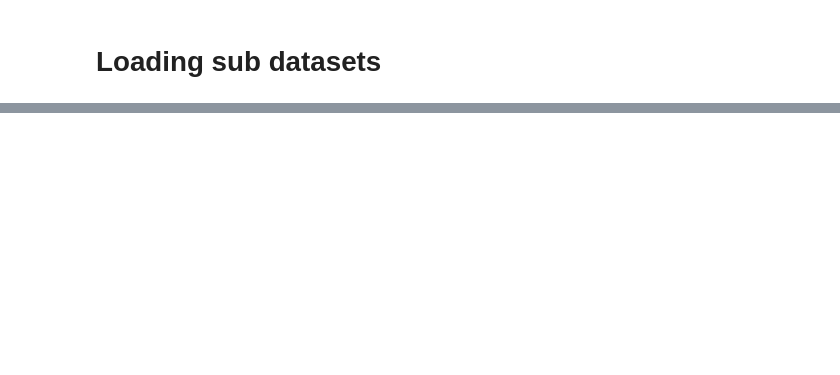
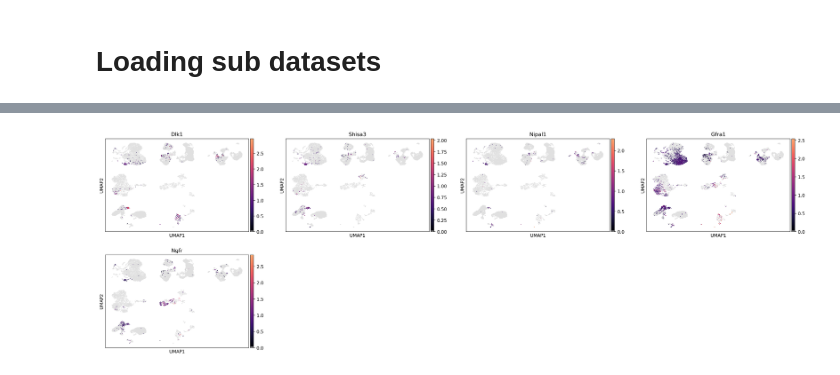
Before and after one commit to alexmascension/kranocyte-analysis, a Jupyter notebook: 2_Heroku_dataset_preparation.ipynb, the cells around one changed output, grey strips where cells are left out. Drawn from its saved outputs; the diff is of its cells as text; code cells hidden in the pictures; blank space fills up the shorter version.

```diff
--- a/2_Heroku_dataset_preparation.ipynb
+++ b/2_Heroku_dataset_preparation.ipynb
@@ -133,2 +159,6 @@ sc.pl.umap(adata_joined_sub, color=['krano_type', 'condition', 'dataset',])
+# %%
+sc.pl.umap(adata_joined_sub, color=['Dlk1', 'Shisa3', 'Nipal1', 'Gfra1', 'Ngfr'], cmap=magma)
+# %% [output]
+[figure, added]
 # %%
 adata_joined_sub
```
Also changed, not shown: parts of 7 cells of this notebook, 2 other files.
